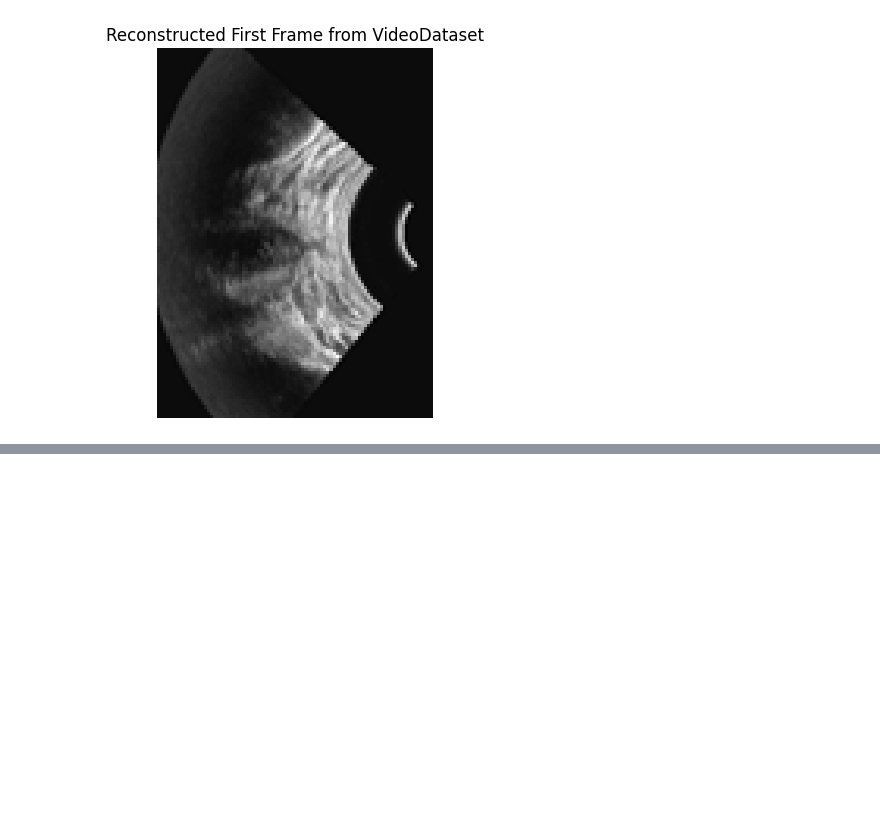
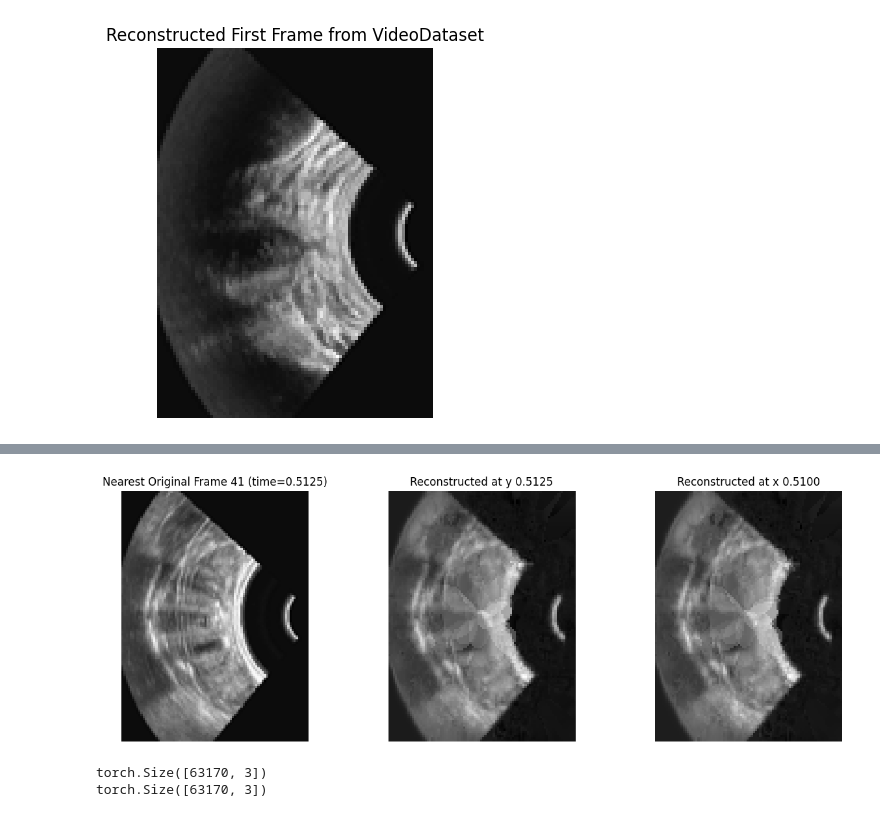
Before and after one commit to kacpermarzol/MedGenie, a Jupyter notebook: medgenie.ipynb, the cells around one changed output, grey strips where cells are left out. Drawn from its saved outputs; the diff is of its cells as text; code cells hidden in the pictures; blank space fills up the shorter version.

```diff
--- a/medgenie.ipynb
+++ b/medgenie.ipynb
@@ -102,22 +89,25 @@ Input coordinates (x, y, t): tensor([0.0000, 0.0171, 0.0000])
 Ground truth pixel value: tensor([0.0471])
 Total number of samples: 841104
 # %%
-if 'video_dataset' in locals() and 'video_frames' in locals() and len(video_frames) > 0:
-    height = video_dataset.height
-    width = video_dataset.width
-    channels = video_dataset.channels
-    first_frame_pixels_flat = video_dataset.pixels[:height * width]
-    if channels == 1:
-        reconstructed_frame = first_frame_pixels_flat.view(height, width).numpy()
-        cmap = 'gray'
-    else:
-        reconstructed_frame = first_frame_pixels_flat.view(height, width, channels).numpy()
-        cmap = None
-    plt.imshow(reconstructed_frame, cmap=cmap)
-    plt.title("Reconstructed First Frame from VideoDataset")
-    plt.axis('off')
-    plt.show()
+height = video_dataset.height
+width = video_dataset.width
+channels = video_dataset.channels
+
+
+first_frame_pixels_flat = video_dataset.pixels[:height * width]
+
+
+if channels == 1:
+    reconstructed_frame = first_frame_pixels_flat.view(height, width).detach().numpy()
+    cmap = 'gray'
 else:
-    print("video_dataset or video_frames is not loaded. Please run the previous cells to create the dataset and load video frames.")
+    reconstructed_frame = first_frame_pixels_flat.view(height, width, channels).detach().numpy()
+    cmap = None
+
+
+plt.imshow(reconstructed_frame, cmap=cmap)
+plt.title("Reconstructed First Frame from VideoDataset")
+plt.axis('off')
+plt.show()
 # %% [output]
 [figure]
@@ -487,0 +645,15 @@ NameError: name 'mlp' is not defined
+# %%
+reconstruct_frame_at_time(mlp, video_dataset, video_frames, 0.51)
+# %% [output]
+[figure, added]
+# %%
+        # self.gauss_params = nn.ParameterDict({
+        #     "means": means,
+        #     "log_covs": log_covs
+        # })
+
+print(mlp.encoder.gauss_params.means.detach().cpu().shape)
+print(torch.exp(mlp.encoder.gauss_params.log_covs.detach().cpu()).shape)
+# %% [output]
+torch.Size([63170, 3])
+torch.Size([63170, 3])
```
Also changed, not shown: parts of 16 cells of this notebook.
